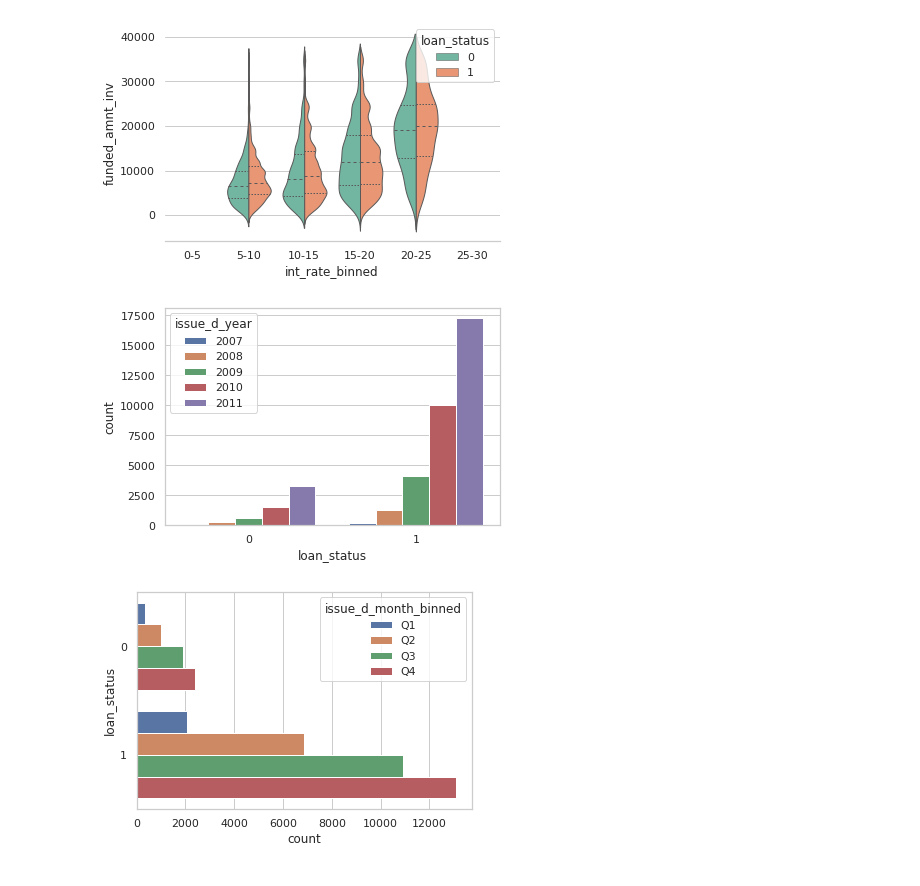
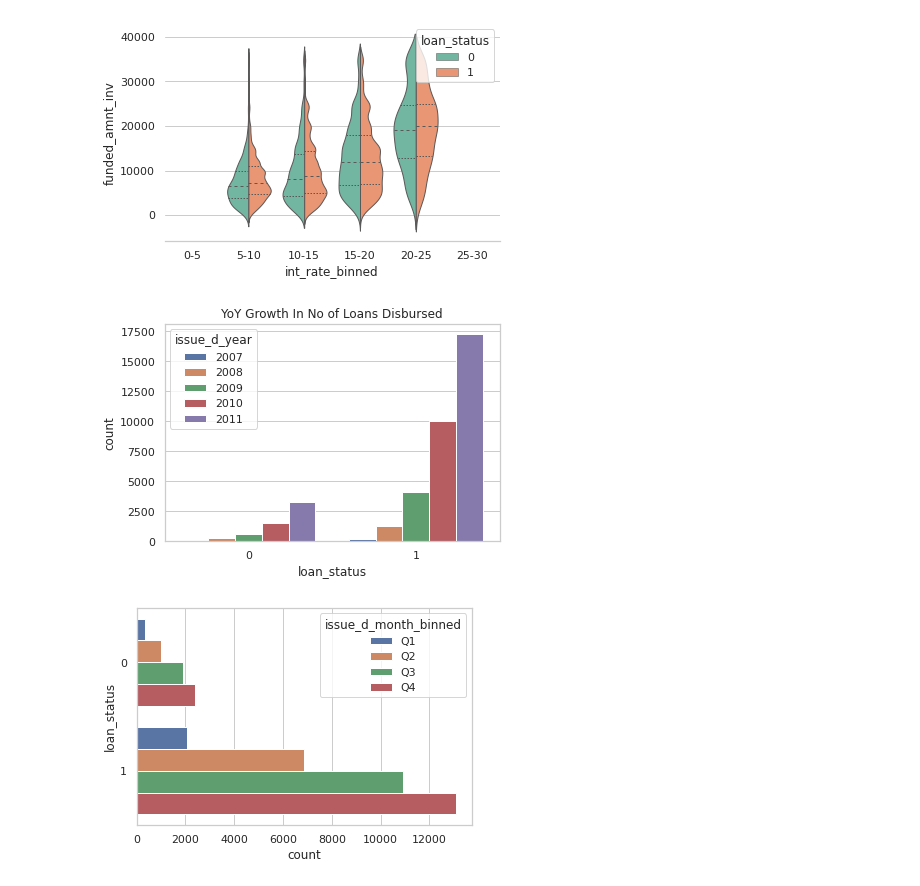
Before and after one commit to ishankarve/upgrad_lending_club_case_study, a Jupyter notebook: Ishan Karve.ipynb, the cells around one changed output. Cells and saved outputs as stored; diff of their text form; code cells hidden in the pictures.

```diff
--- a/Ishan Karve.ipynb
+++ b/Ishan Karve.ipynb
@@ -611,12 +673,14 @@ sns.despine(left=True)
 # %% [output]
 [figure]
 # %%
-# count plot on two categorical variable
+# Pattern of loan disbursement
 sns.countplot(x ='loan_status', hue = "issue_d_year", data = loan)
+plt.title("YoY Growth In No of Loans Disbursed")
+
  # Show the plot
 plt.show()
 # %% [output]
-[figure, old version]
+[figure, new version]
 # %%
 # count plot on two categorical variable
 sns.countplot(y ='loan_status', hue = "issue_d_month_binned", data = loan)
```
Also changed, not shown: parts of 34 cells of this notebook.
